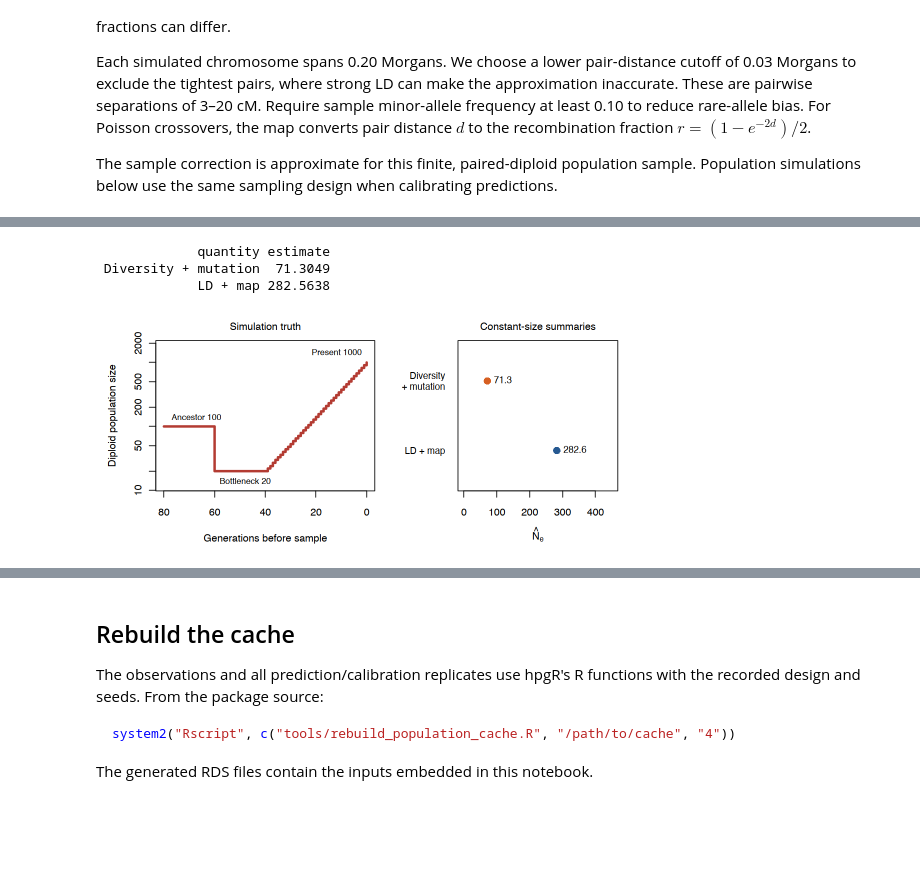
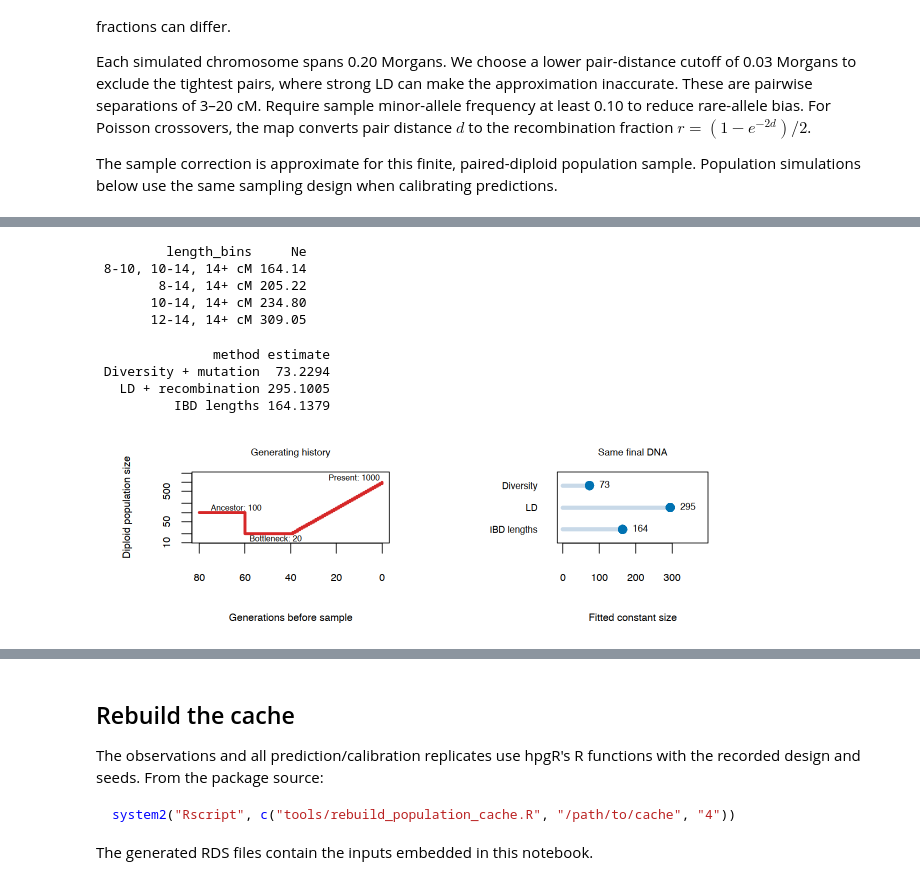
Before and after one commit to StatFunGen/hpgR, a Jupyter notebook: notebooks/P8149_Lecture_9_Effective_Size_and_History.ipynb, the cells around one changed output, grey strips where cells are left out. Saved outputs shown, nothing was run; the diff lists cells and outputs as text; code cells hidden in the pictures; blank space fills up the shorter version.

```diff
--- a/notebooks/P8149_Lecture_9_Effective_Size_and_History.ipynb
+++ b/notebooks/P8149_Lecture_9_Effective_Size_and_History.ipynb
@@ -13,14 +13,15 @@ probability model can be inspected directly. Install hpgR before running.
 # %%
 library(hpgR)
 options(repr.plot.width = 9, repr.plot.height = 3.8,
-        repr.plot.pointsize = 13, repr.plot.bg = "white", warn = 1)
-blue <- "#265991"
+        repr.plot.pointsize = 16, repr.plot.bg = "white", warn = 1)
+blue <- "#0072B2"
 orange <- "#D65F22"
 gray <- "#777777"
-truth_color <- "#B33B32"
-model_colors <- c("#6D7884", "#3F8C83", orange, "#8B65A0")
+truth_color <- "#D62728"
+model_colors <- c(expansion_only = "#0072B2", shallow_founding = "#009E73",
+    recent_founding = "#D62728", older_founding = "#A84CAB")
 
-drawFigure <- function(name, draw, width = 9, height = 3.8, pointsize = 13) {
+drawFigure <- function(name, draw, width = 9, height = 3.8, pointsize = 16) {
     options(repr.plot.width = width, repr.plot.height = height,
             repr.plot.pointsize = pointsize)
     directory <- Sys.getenv("P8149_FIGURE_DIR")
@@ -29,9 +30,9 @@ drawFigure <- function(name, draw, width = 9, height = 3.8, pointsize = 13) {
         pdf(file.path(directory, paste0(name, ".pdf")), width = width,
             height = height, family = "Helvetica", pointsize = pointsize,
             useDingbats = FALSE, bg = "white")
-        tryCatch(draw(), finally = dev.off())
+        tryCatch({layout(1); draw()}, finally = dev.off())
     }
-    if ("IRkernel" %in% loadedNamespaces()) draw()
+    if ("IRkernel" %in% loadedNamespaces()) {layout(1); draw()}
     invisible(NULL)
 }
 # %% [markdown]
@@ -1599,36 +19366,50 @@ is not an independent replicate count.
+# %%
+sensitivity_bins <- list(
+    "8-10, 10-14, 14+ cM" = c(8,10,14,Inf),
+    "8-14, 14+ cM" = c(8,14,Inf),
+    "10-14, 14+ cM" = c(10,14,Inf),
+    "12-14, 14+ cM" = c(12,14,Inf))
+sensitivity_fits <- lapply(sensitivity_bins,function(b)
+    estimateIbdSize(ibd_segments,haplotype_pairs,chromosome_lengths_cm,lengthBreaks=b))
+print(data.frame(length_bins=names(sensitivity_bins),
+    Ne=vapply(sensitivity_fits,`[[`,0,"Ne")),row.names=FALSE,digits=5)
+# %% [output]
+         length_bins     Ne
+ 8-10, 10-14, 14+ cM 164.14
+        8-14, 14+ cM 205.22
+       10-14, 14+ cM 234.80
+       12-14, 14+ cM 309.05
 # %%
-print(data.frame(quantity = c("Diversity + mutation", "LD + map"),
-    estimate = c(diversity_fit$Ne, ld_fit$Ne)), row.names = FALSE, digits = 6)
+print(data.frame(method = c("Diversity + mutation", "LD + recombination", "IBD lengths"),
+    estimate = c(diversity_fit$Ne, ld_fit$Ne, ibd_fit$Ne)), row.names = FALSE, digits = 6)
 drawFigure("population_ne_comparison", function() {
-    layout(matrix(1:2, nrow = 1), widths = c(1.12, 1))
-    par(mar = c(4.7, 4.6, 2.2, .5), bg = "white")
+    layout(matrix(1:2, nrow = 1), widths = c(1, 1.05))
+    par(mar = c(4.5, 4.8, 2.0, .7), bg = "white")
     candidate <- candidate_designs$recent_founding
     schedule <- populationSizeSchedule(candidate, population_design)
     schedule[1L] <- candidate$founder
     age <- rev(seq_along(schedule) - 1L)
     plot(c(80, 60.01, age), c(population_design$ancestral_size,
         population_design$ancestral_size, schedule), type = "s", log = "y",
-        xlim = c(80, 0), ylim = c(12, 1800), col = truth_color, lwd = 3,
+        xlim = c(80, 0), ylim = c(12, 1800), col = truth_color, lwd = 3.5,
         xlab = "Generations before sample", ylab = "Diploid population size",
-        main = "Simulation truth", cex.main = 1)
-    text(77, 140, paste("Ancestor", population_design$ancestral_size),
-         adj = 0, cex = .82)
-    text(58, 14, paste("Bottleneck", candidate$small), adj = 0, cex = .82)
-    text(2, 1450, paste("Present", population_design$present_size),
-         adj = 1, cex = .82)
-    values <- c(diversity_fit$Ne, ld_fit$Ne)
-    par(mar = c(4.7, 5.9, 2.2, 1.4))
-    plot(values, 2:1, pch = 16, col = c(orange, blue), cex = 1.4,
-         yaxt = "n", xlim = c(0, 450), ylim = c(.5, 2.5),
-         xlab = expression(hat(N)[e]), ylab = "",
-         main = "Constant-size summaries", cex.main = 1)
-    axis(2, 2:1, c("Diversity\n+ mutation", "LD + map"),
-         las = 1, tick = FALSE, cex.axis = .9)
-    text(values, 2:1, labels = round(values, 1), pos = 4, cex = .9)
-}, height = 4)
+        main = "Generating history", cex.main = .95)
+    text(75, 145, "Ancestor: 100", adj = 0, cex = .8)
+    text(58, 14, "Bottleneck: 20", adj = 0, cex = .8)
+    text(1, 1450, "Present: 1000", adj = 1, cex = .8)
+    values <- c(diversity_fit$Ne, ld_fit$Ne, ibd_fit$Ne)
+    par(mar = c(4.5, 7.7, 2.0, .9))
+    plot(NA, xlim = c(0, max(values)*1.3), ylim = c(.5, 3.5), yaxt = "n",
+        xlab = "Fitted constant size", ylab = "", main = "Same final DNA", cex.main = .95)
+    axis(2, 3:1, c("Diversity", "LD", "IBD lengths"), las = 1, tick = FALSE, cex.axis = .9)
+    segments(0, 3:1, values, 3:1, col = "#C8D9E8", lwd = 5)
+    points(values, 3:1, pch = 16, col = blue, cex = 1.2)
+    text(values, 3:1, sprintf("%.0f", values), pos = 4, cex = .9)
+}, width = 10.5, height = 3.35, pointsize = 20)
 # %% [output]
-             quantity estimate
- Diversity + mutation  71.3049
-             LD + map 282.5638
+               method estimate
+ Diversity + mutation  73.2294
+   LD + recombination 295.1005
+          IBD lengths 164.1379
-[figure, old version]
+[figure, new version]
 # %% [markdown]
```
Also changed, not shown: parts of 32 cells of this notebook, 41 other files.
